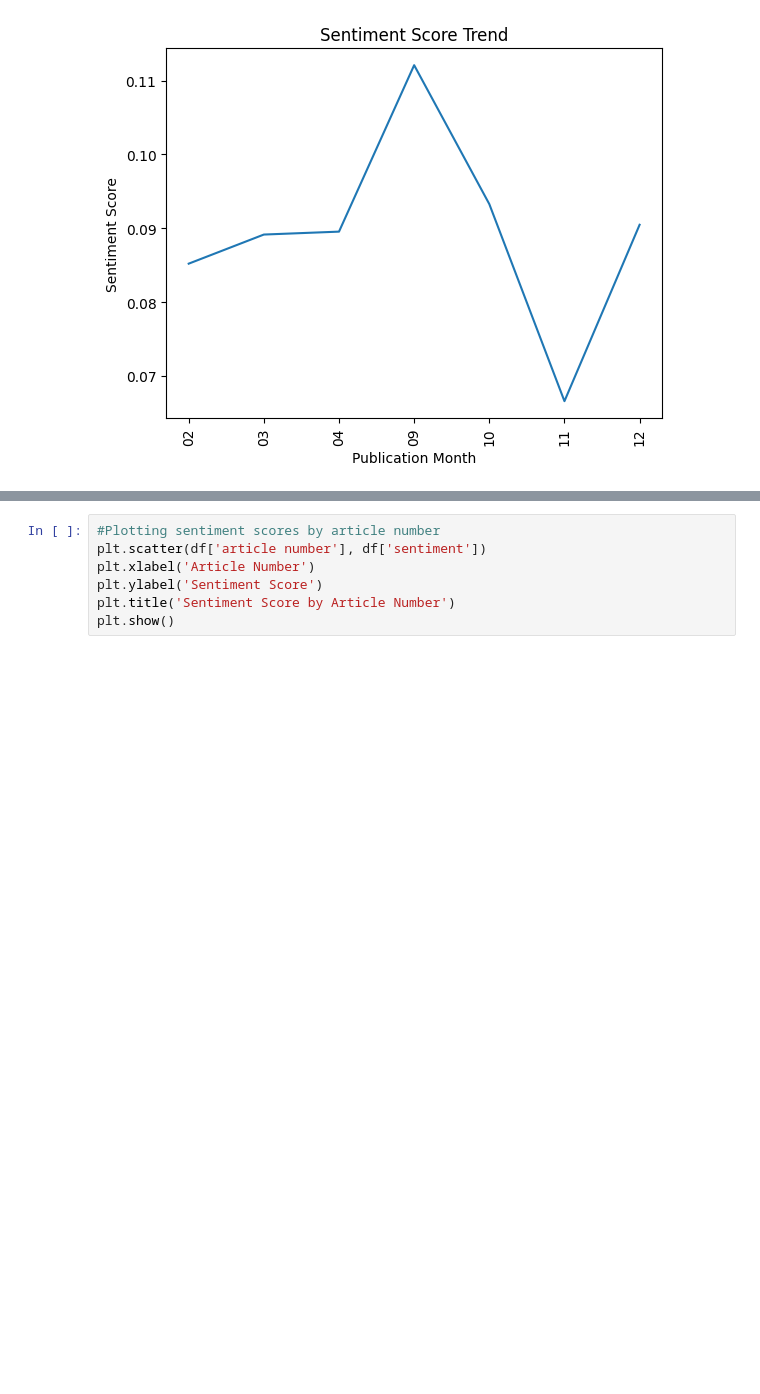
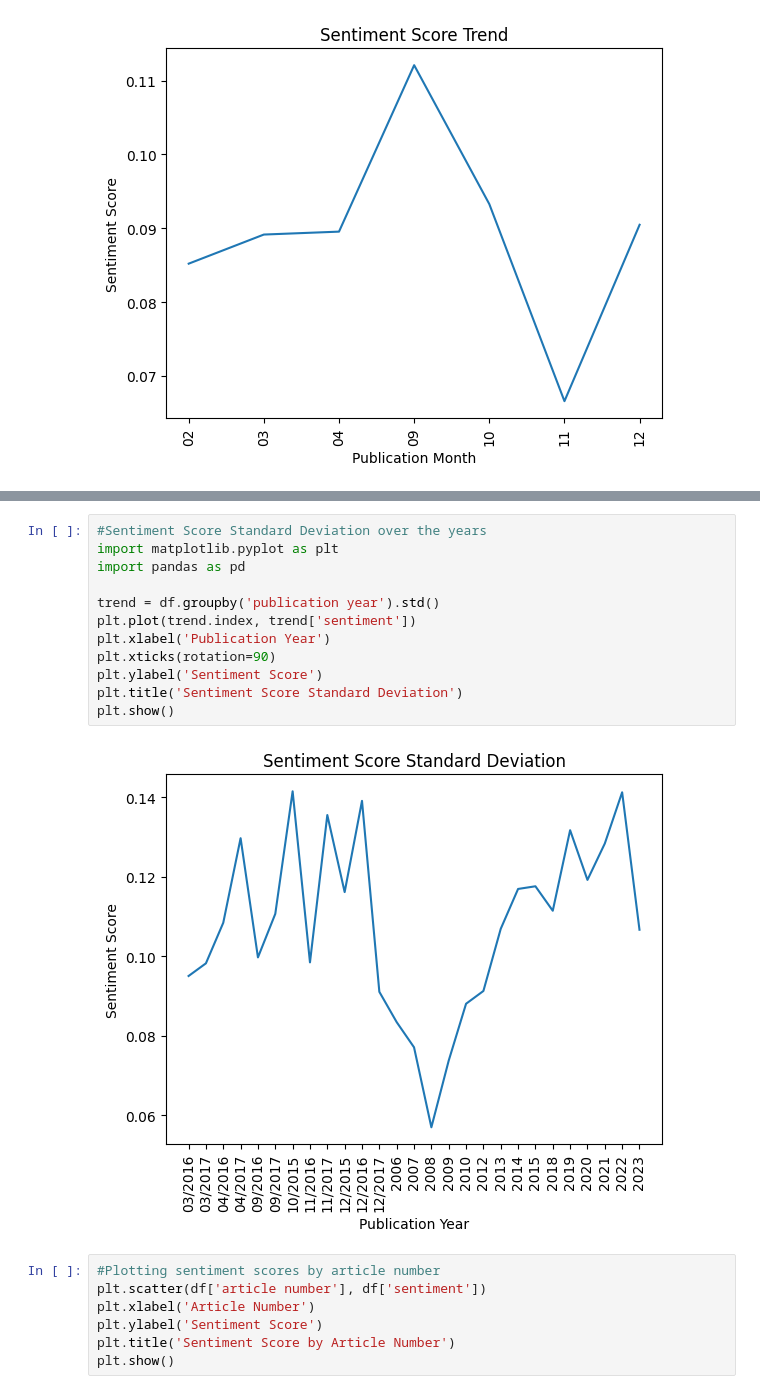
Before and after one commit to rbelay1/Final-Project, a Jupyter notebook: Df_of_Brown_Noser_Final.ipynb, the cells around one changed output, grey strips where cells are left out. Saved outputs shown, nothing was run; the diff lists cells and outputs as text; blank space fills up the shorter version.

```diff
--- a/Df_of_Brown_Noser_Final.ipynb
+++ b/Df_of_Brown_Noser_Final.ipynb
@@ -161,3 +212,17 @@ plt.show()
+# %%
+#Sentiment Score Standard Deviation over the years
+import matplotlib.pyplot as plt
+import pandas as pd
+
+trend = df.groupby('publication year').std()
+plt.plot(trend.index, trend['sentiment'])
+plt.xlabel('Publication Year')
+plt.xticks(rotation=90)
+plt.ylabel('Sentiment Score')
+plt.title('Sentiment Score Standard Deviation')
+plt.show()
+# %% [output]
+[figure, added]
 # %%
 #Plotting sentiment scores by article number
 plt.scatter(df['article number'], df['sentiment'])
```
Also changed, not shown: parts of 5 cells of this notebook.
